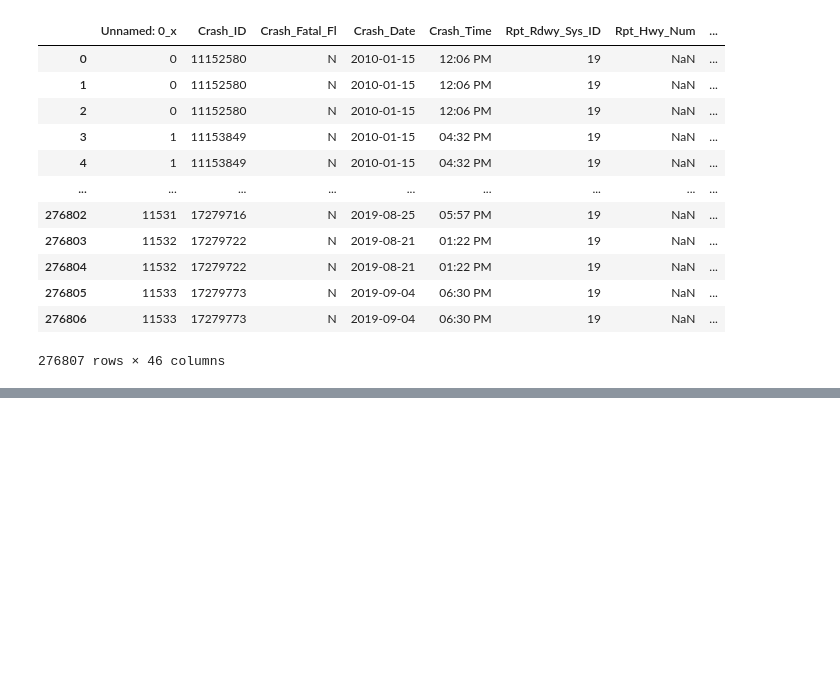
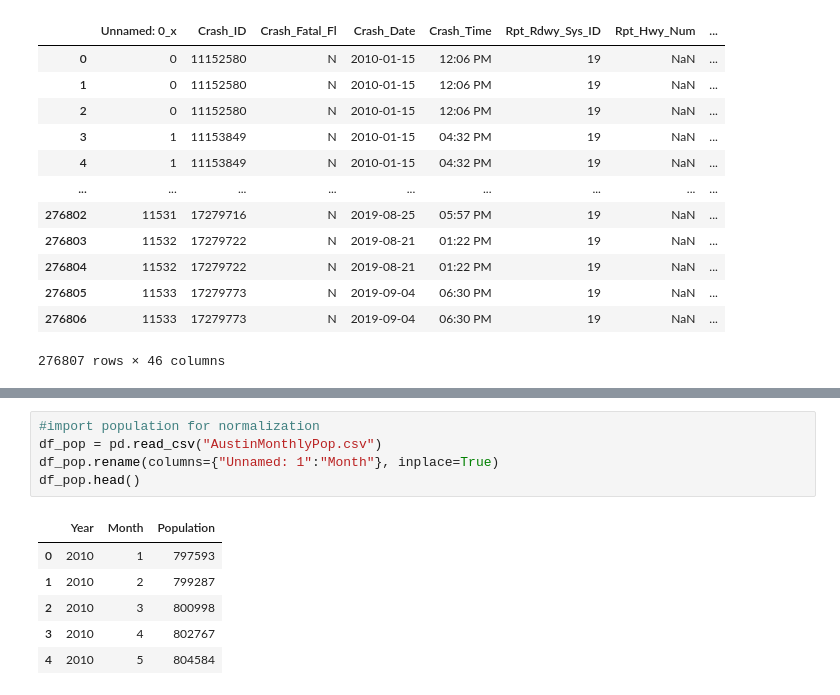
Before and after one commit to rmmeade/Data-Mgmt-Project, a Jupyter notebook: Cleaned Data and Source Code/Demographics.ipynb, the cells around one changed output, grey strips where cells are left out. Cells and saved outputs as stored; diff of their text form; blank space fills up the shorter version.

```diff
--- a/Cleaned Data and Source Code/Demographics.ipynb
+++ b/Cleaned Data and Source Code/Demographics.ipynb
@@ -148,0 +169,12 @@ merged.to_csv('demographic.csv')
+# %%
+#import population for normalization
+df_pop = pd.read_csv("AustinMonthlyPop.csv")
+df_pop.rename(columns={"Unnamed: 1":"Month"}, inplace=True)
+df_pop.head()
+# %% [output]
+|  | Year | Month | Population |
+| 0 | 2010 | 1 | 797593 |
+| 1 | 2010 | 2 | 799287 |
+| 2 | 2010 | 3 | 800998 |
+| 3 | 2010 | 4 | 802767 |
+| 4 | 2010 | 5 | 804584 |
```
Also changed, not shown: parts of 9 cells of this notebook, 1 other file.
